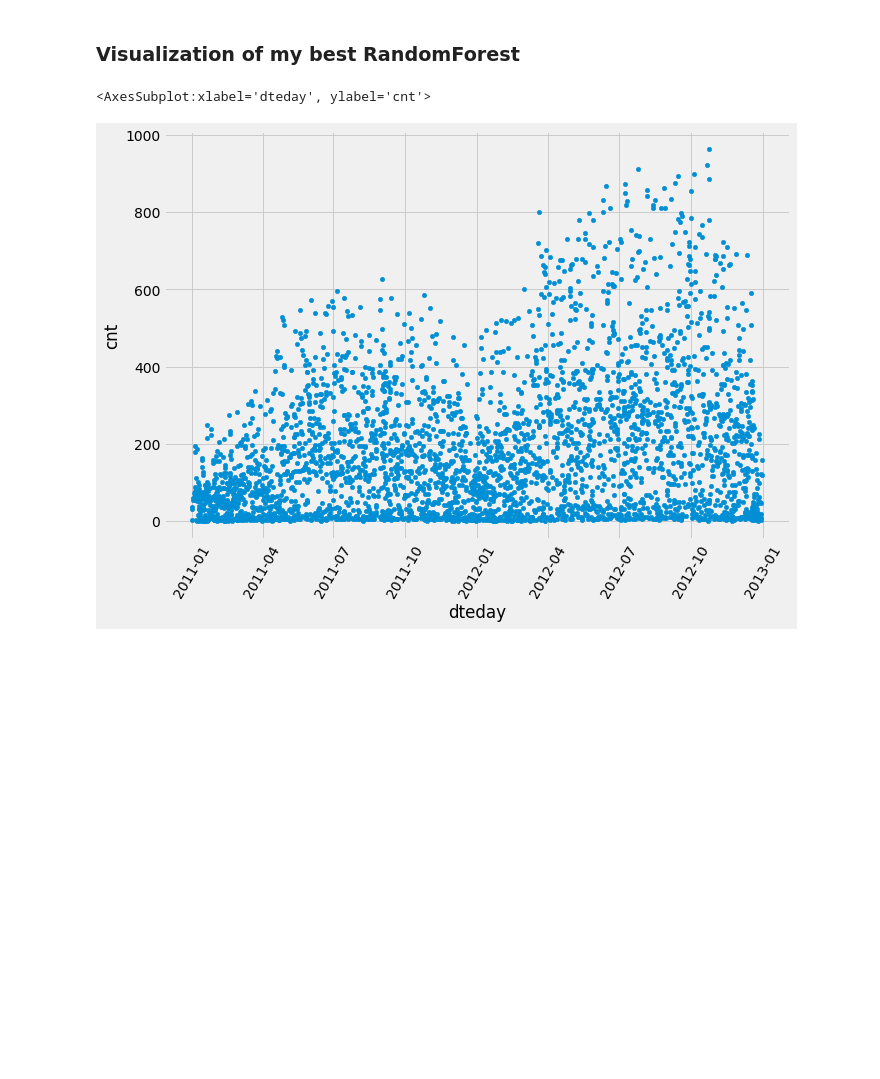
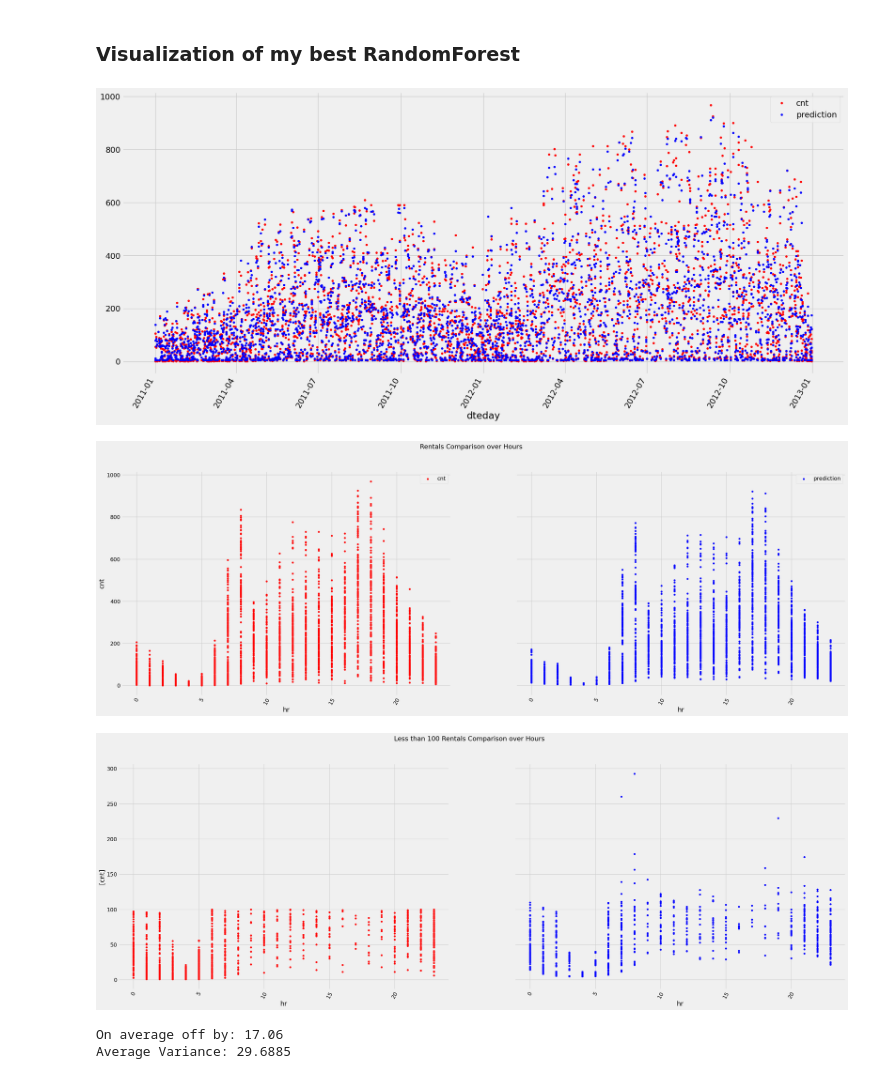
Before and after one commit to chouwwa/Predicting-Bicycle-Rentals, a Jupyter notebook: Predicting Bicycle Rentals.ipynb, the cells around one changed output. Cells and saved outputs as stored; diff of their text form; code cells hidden in the pictures; blank space fills up the shorter version.

```diff
--- a/Predicting Bicycle Rentals.ipynb
+++ b/Predicting Bicycle Rentals.ipynb
@@ -420,13 +423,32 @@ results_df = pd.DataFrame(cv_results)
 best_predictions = pd.Series(best_est.predict(test[features]), name='prediction')
 best_predictions = pd.concat([test['cnt'].reset_index().rename(columns={'index': 'old_cnt_index'}), best_predictions], axis=1)
 best_predictions.insert(0, 'old_cnt_index', best_predictions.pop('old_cnt_index'))
-best_predictions.insert(1, 'dteday', pd.to_datetime(test['dteday'].copy().reset_index(drop=True)))
+best_predictions.insert(1, 'dteday', pd.to_datetime(test['dteday'].reset_index(drop=True)))
+best_predictions.insert(2, 'hr', test['hr'].reset_index(drop=True))
 best_predictions['error'] = np.abs(best_predictions['cnt'] - best_predictions['prediction'])
+less_than_100 = best_predictions[best_predictions['cnt'] <= 100]
-# %%
-fig, ax = plt.subplots(figsize=(10,7))
-
-best_predictions.plot.scatter(ax=ax, x='dteday', y='cnt', rot=60)
-# best_predictions['dteday']
-# %% [output]
-<AxesSubplot:xlabel='dteday', ylabel='cnt'>
-[figure, removed]
+# %%
+fig, ax = plt.subplots(figsize=(20,10), dpi=100)
+best_predictions.plot.line(ax=ax, x='dteday', y=['cnt', 'prediction'], rot=60, style={'cnt': 'ro', 'prediction': 'bo'}, linewidth=1, markersize=3)
+
+fig, ax = plt.subplots(1, 2, figsize=(30,10), sharey=True, dpi=100)
+fig.suptitle('Rentals Comparison over Hours')
+best_predictions.plot.scatter(ax=ax[0], x='hr', y='cnt', rot=60, color='r', label='cnt')
+best_predictions.plot.scatter(ax=ax[1], x='hr', y='prediction', rot=60, color='b', label='prediction')
+
+fig, ax = plt.subplots(1, 2, figsize=(30,10), sharey=True, dpi=100)
+fig.suptitle('Less than 100 Rentals Comparison over Hours')
+less_than_100.plot.scatter(ax=ax[0], x='hr', y=['cnt'], rot=60, c='r') #, style={'cnt': 'ro', 'prediction': 'bo'}, linewidth=1, markersize=1.5 )
+less_than_100.plot.scatter(ax=ax[1], x='hr', y=['prediction'], rot=60, c='b') #, style={'cnt': 'ro', 'prediction': 'bo'}, linewidth=1, markersize=1.5)
+
+plt.show()
+# %% [output]
+[figure, added]
+[figure, added]
+[figure, added]
+# %%
+print('On average off by: {:.2f}'.format(best_predictions['error'].mean()))
+print('Average Variance: {:.4f}'.format((best_predictions['prediction'] - best_predictions['cnt']).std()))
+# %% [output]
+On average off by: 17.06
+Average Variance: 29.6885
```
Also changed, not shown: parts of 12 cells of this notebook.
